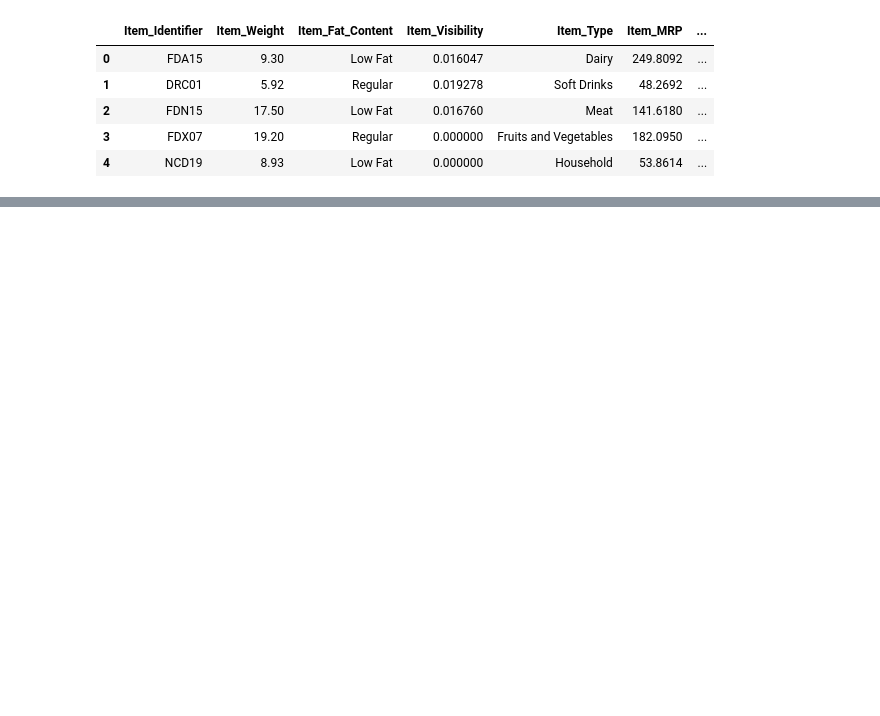
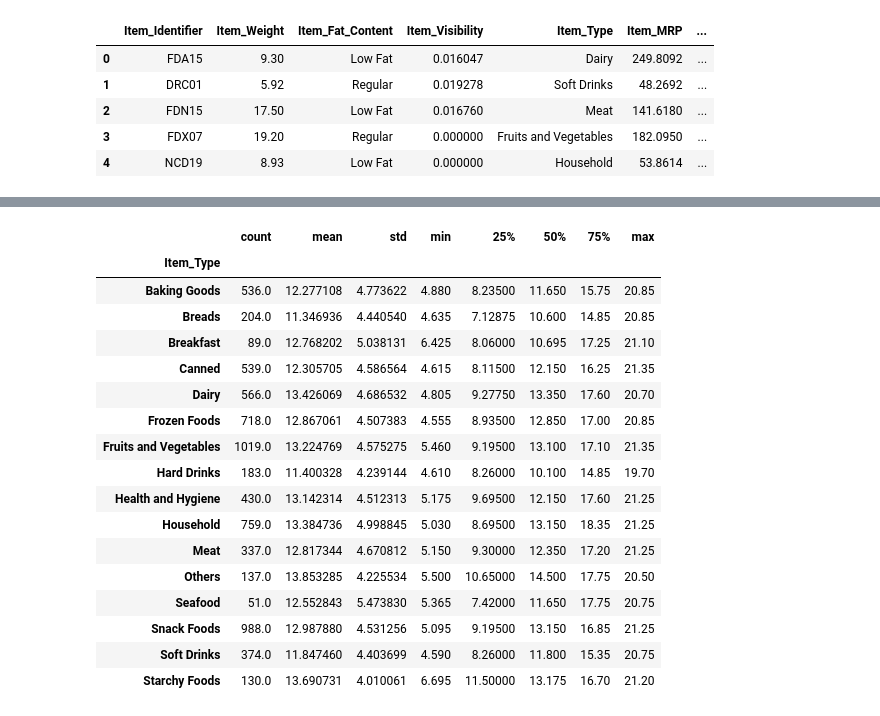
Before and after one commit to elfrez/sales-predictions, a Jupyter notebook: Sales_Prediction.ipynb, the cells around one changed output, grey strips where cells are left out. Cells and saved outputs as stored; diff of their text form; code cells hidden in the pictures; blank space fills up the shorter version.

```diff
--- a/Sales_Prediction.ipynb
+++ b/Sales_Prediction.ipynb
@@ -5,7 +7,7 @@ import pandas as pd
 # %%
 filename = '/content/drive/MyDrive/Colab Notebooks/sales_predictions_2023.csv'
-df_bike = pd.read_csv(filename)
-df_bike.head()
+df = pd.read_csv(filename)
+df.head()
 # %% [output]
 |  | Item_Identifier | Item_Weight | Item_Fat_Content | Item_Visibility | Item_Type | Item_MRP | ... |
 | 0 | FDA15 | 9.30 | Low Fat | 0.016047 | Dairy | 249.8092 | ... |
@@ -15,0 +98,21 @@ df_bike.head()
+# %%
+df.groupby("Item_Type")["Item_Weight"].describe()
+# %% [output]
+|  | count | mean | std | min | 25% | 50% | 75% | max |
+| Item_Type |  |  |  |  |  |  |  |  |
+| Baking Goods | 536.0 | 12.277108 | 4.773622 | 4.880 | 8.23500 | 11.650 | 15.75 | 20.85 |
+| Breads | 204.0 | 11.346936 | 4.440540 | 4.635 | 7.12875 | 10.600 | 14.85 | 20.85 |
+| Breakfast | 89.0 | 12.768202 | 5.038131 | 6.425 | 8.06000 | 10.695 | 17.25 | 21.10 |
+| Canned | 539.0 | 12.305705 | 4.586564 | 4.615 | 8.11500 | 12.150 | 16.25 | 21.35 |
+| Dairy | 566.0 | 13.426069 | 4.686532 | 4.805 | 9.27750 | 13.350 | 17.60 | 20.70 |
+| Frozen Foods | 718.0 | 12.867061 | 4.507383 | 4.555 | 8.93500 | 12.850 | 17.00 | 20.85 |
+| Fruits and Vegetables | 1019.0 | 13.224769 | 4.575275 | 5.460 | 9.19500 | 13.100 | 17.10 | 21.35 |
+| Hard Drinks | 183.0 | 11.400328 | 4.239144 | 4.610 | 8.26000 | 10.100 | 14.85 | 19.70 |
+| Health and Hygiene | 430.0 | 13.142314 | 4.512313 | 5.175 | 9.69500 | 12.150 | 17.60 | 21.25 |
+| Household | 759.0 | 13.384736 | 4.998845 | 5.030 | 8.69500 | 13.150 | 18.35 | 21.25 |
+| Meat | 337.0 | 12.817344 | 4.670812 | 5.150 | 9.30000 | 12.350 | 17.20 | 21.25 |
+| Others | 137.0 | 13.853285 | 4.225534 | 5.500 | 10.65000 | 14.500 | 17.75 | 20.50 |
+| Seafood | 51.0 | 12.552843 | 5.473830 | 5.365 | 7.42000 | 11.650 | 17.75 | 20.75 |
+| Snack Foods | 988.0 | 12.987880 | 4.531256 | 5.095 | 9.19500 | 13.150 | 16.85 | 21.25 |
+| Soft Drinks | 374.0 | 11.847460 | 4.403699 | 4.590 | 8.26000 | 11.800 | 15.35 | 20.75 |
+| Starchy Foods | 130.0 | 13.690731 | 4.010061 | 6.695 | 11.50000 | 13.175 | 16.70 | 21.20 |
```
Also changed, not shown: parts of 26 cells of this notebook.
